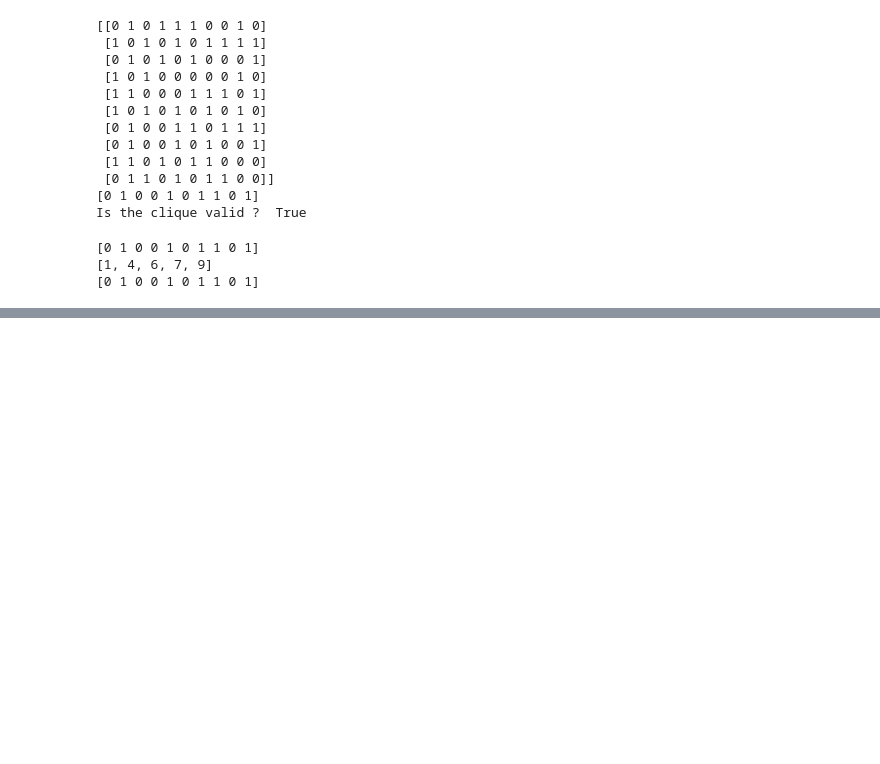
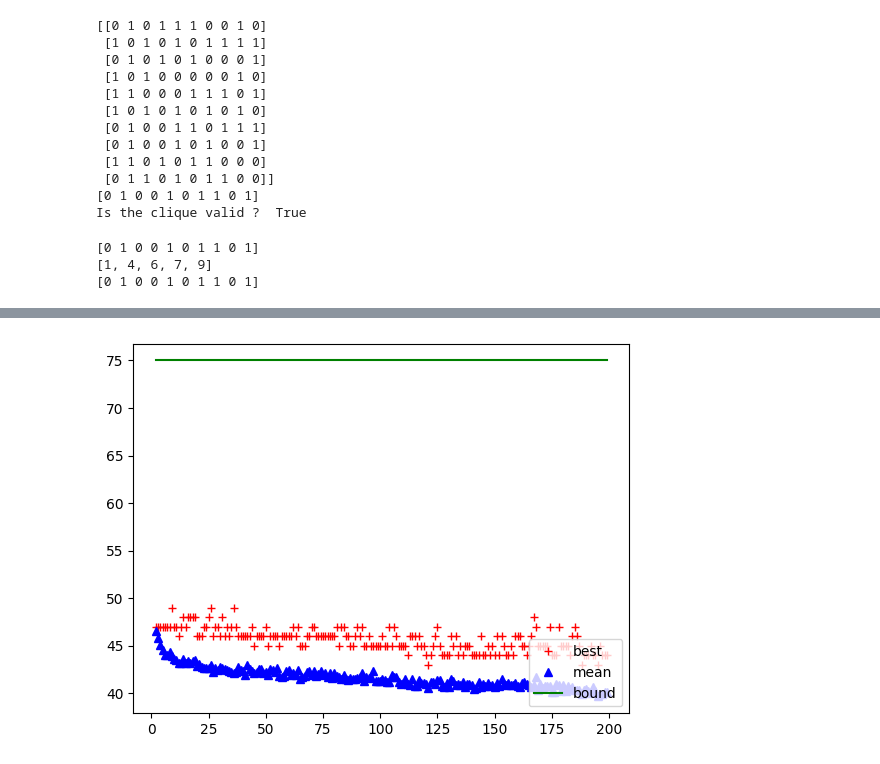
Before and after one commit to alexisbarreaux/projet_MH, a Jupyter notebook: notebooks/heuristics_notebook.ipynb, the cells around one changed output, grey strips where cells are left out. Drawn from its saved outputs; the diff is of its cells as text; code cells hidden in the pictures; blank space fills up the shorter version.

Commit message:
Added test for sizes for random

```diff
--- a/notebooks/heuristics_notebook.ipynb
+++ b/notebooks/heuristics_notebook.ipynb
@@ -174,3 +176,23 @@ runner.display_results()
 89             ///     ///    ///  ///       ///
 
 [90 rows x 5 columns]
+# %%
+# Testing size_of_choice parameter
+"""
+instance = "gen400_p0.9_75.txt"
+number_of_nodes, _, graph, degrees = read_single_problem_from_path_as_adjacency(
+    instance_path=OTHER_INSTANCES_DIR / instance
+)
+choices_sizes = np.arange(2,  number_of_nodes //2)
+best_cliques = np.zeros(len(choices_sizes))
+mean_cliques =np.zeros(len(choices_sizes))
+for i in range(len(choices_sizes)):
+    size_of_choice = choices_sizes[i]
+    clique_sizes = np.zeros(50)
+    for j in range(50):
+        clique = descending_degree_random_heuristic(graph=graph, degrees=degrees,size_of_choice=size_of_choice)
+        clique_sizes[j]= np.sum(clique)
+
+    best_cliques[i] = np.max(clique_sizes)
+    mean_cliques[i] = np.mean(clique_sizes)
+"""
@@ -176,0 +211,13 @@ runner.display_results()
+# %%
+# Displaying random results for several sizes.
+"""
+plt.clf()
+
+plt.plot(choices_sizes, best_cliques, "r+", label="best")
+plt.plot(choices_sizes, mean_cliques, "b^", label="mean")
+plt.plot(choices_sizes, OTHER_INSTANCES_BEST_KNOWN[instance] * np.ones(len(mean_cliques)), "g", label="bound")
+plt.legend(loc="lower right")
+plt.show()
+"""
+# %% [output]
+[figure, added]
```
Also changed, not shown: parts of 5 cells of this notebook, 1 other file.
